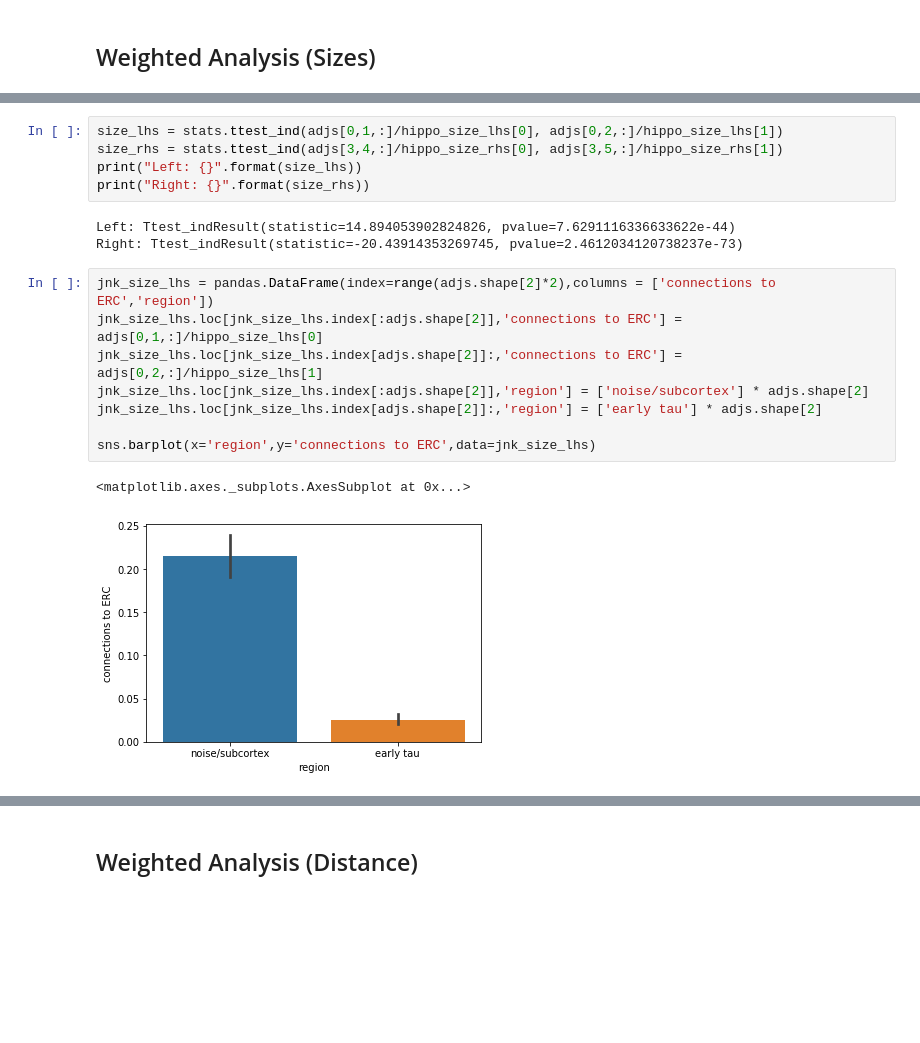
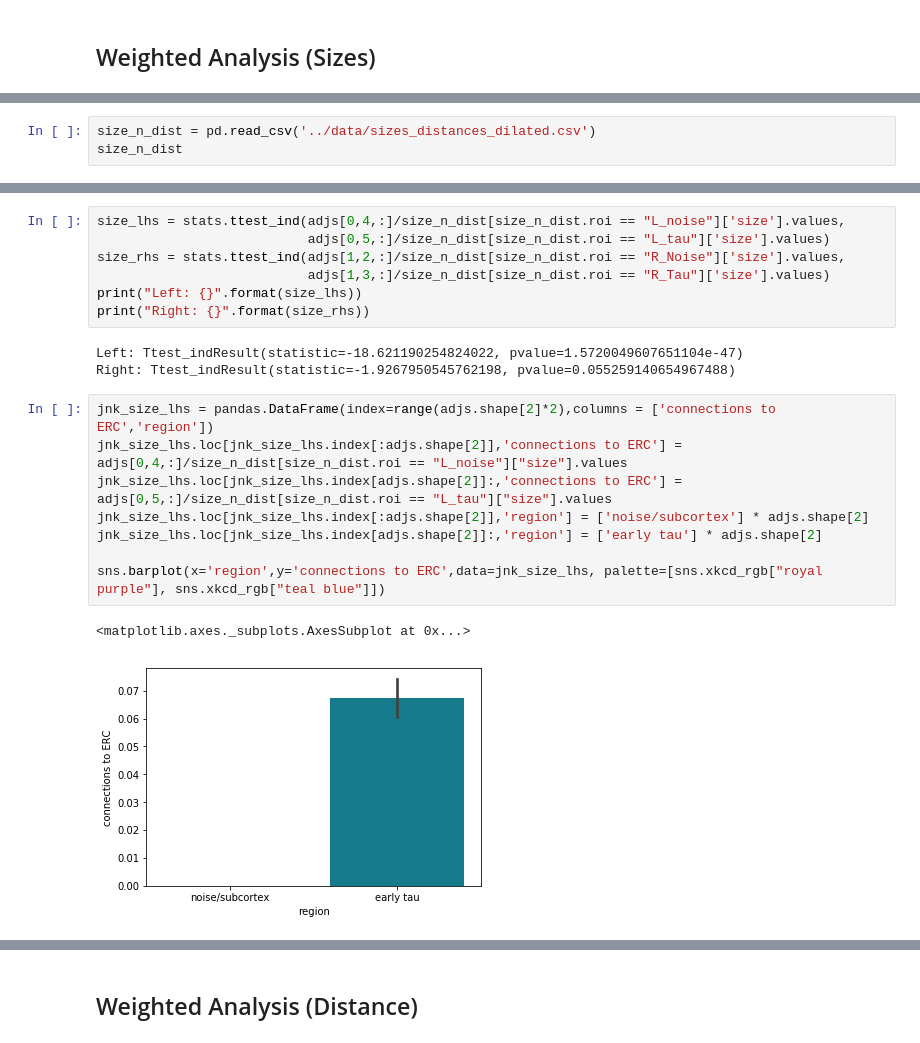
Before and after one commit to gkiar/alzhippo, a Jupyter notebook: code/hippocamp_ERC_connectivity.ipynb, the cells around one changed output, grey strips where cells are left out. Cells and saved outputs as stored; diff of their text form; blank space fills up the shorter version.

```diff
--- a/code/hippocamp_ERC_connectivity.ipynb
+++ b/code/hippocamp_ERC_connectivity.ipynb
@@ -77,0 +77,3 @@ hippo_size_rhs = np.load('../data/cho_hippo_right_sizes.npy')
+# %%
+size_n_dist = pd.read_csv('../data/sizes_distances_dilated.csv')
+size_n_dist
@@ -78,21 +88,23 @@ hippo_size_rhs = np.load('../data/cho_hippo_right_sizes.npy')
 # %%
-size_lhs = stats.ttest_ind(adjs[0,1,:]/hippo_size_lhs[0], adjs[0,2,:]/hippo_size_lhs[1])
-size_rhs = stats.ttest_ind(adjs[3,4,:]/hippo_size_rhs[0], adjs[3,5,:]/hippo_size_rhs[1])
+size_lhs = stats.ttest_ind(adjs[0,4,:]/size_n_dist[size_n_dist.roi == "L_noise"]['size'].values,
+                           adjs[0,5,:]/size_n_dist[size_n_dist.roi == "L_tau"]['size'].values)
+size_rhs = stats.ttest_ind(adjs[1,2,:]/size_n_dist[size_n_dist.roi == "R_Noise"]['size'].values,
+                           adjs[1,3,:]/size_n_dist[size_n_dist.roi == "R_Tau"]['size'].values)
 print("Left: {}".format(size_lhs))
 print("Right: {}".format(size_rhs))
 # %% [output]
-Left: Ttest_indResult(statistic=14.894053902824826, pvalue=7.6291116336633622e-44)
-Right: Ttest_indResult(statistic=-20.43914353269745, pvalue=2.4612034120738237e-73)
+Left: Ttest_indResult(statistic=-18.621190254824022, pvalue=1.5720049607651104e-47)
+Right: Ttest_indResult(statistic=-1.9267950545762198, pvalue=0.055259140654967488)
 # %%
 jnk_size_lhs = pandas.DataFrame(index=range(adjs.shape[2]*2),columns = ['connections to ERC','region'])
-jnk_size_lhs.loc[jnk_size_lhs.index[:adjs.shape[2]],'connections to ERC'] = adjs[0,1,:]/hippo_size_lhs[0]
-jnk_size_lhs.loc[jnk_size_lhs.index[adjs.shape[2]]:,'connections to ERC'] = adjs[0,2,:]/hippo_size_lhs[1]
+jnk_size_lhs.loc[jnk_size_lhs.index[:adjs.shape[2]],'connections to ERC'] = adjs[0,4,:]/size_n_dist[size_n_dist.roi == "L_noise"]["size"].values
+jnk_size_lhs.loc[jnk_size_lhs.index[adjs.shape[2]]:,'connections to ERC'] = adjs[0,5,:]/size_n_dist[size_n_dist.roi == "L_tau"]["size"].values
 jnk_size_lhs.loc[jnk_size_lhs.index[:adjs.shape[2]],'region'] = ['noise/subcortex'] * adjs.shape[2]
 jnk_size_lhs.loc[jnk_size_lhs.index[adjs.shape[2]]:,'region'] = ['early tau'] * adjs.shape[2]
 
-sns.barplot(x='region',y='connections to ERC',data=jnk_size_lhs)
+sns.barplot(x='region',y='connections to ERC',data=jnk_size_lhs, palette=[sns.xkcd_rgb["royal purple"], sns.xkcd_rgb["teal blue"]])
 # %% [output]
 <matplotlib.axes._subplots.AxesSubplot at 0x...>
-[figure, old version]
+[figure, new version]
 # %%
 jnk_size_rhs = pandas.DataFrame(index=range(adjs.shape[2]*2),columns = ['connections to ERC','region'])
```
Also changed, not shown: parts of 37 cells of this notebook.
